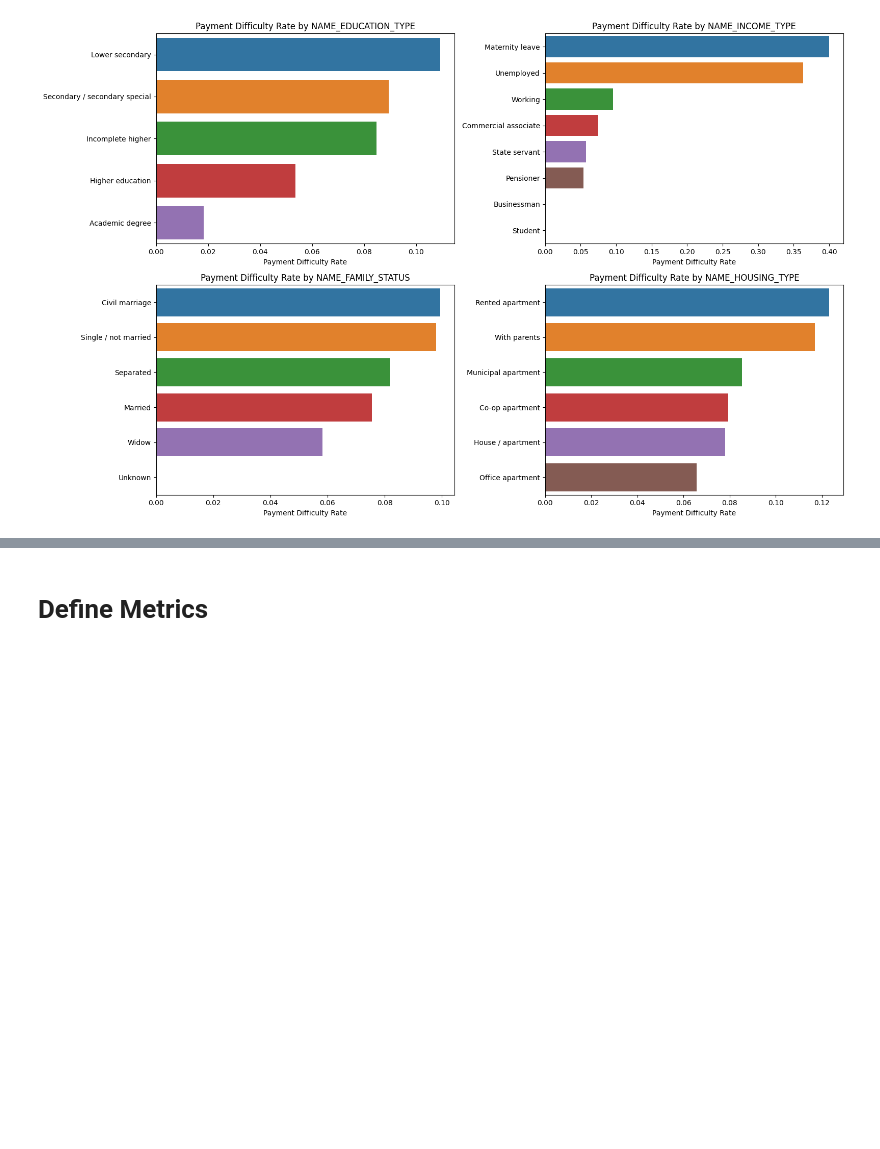
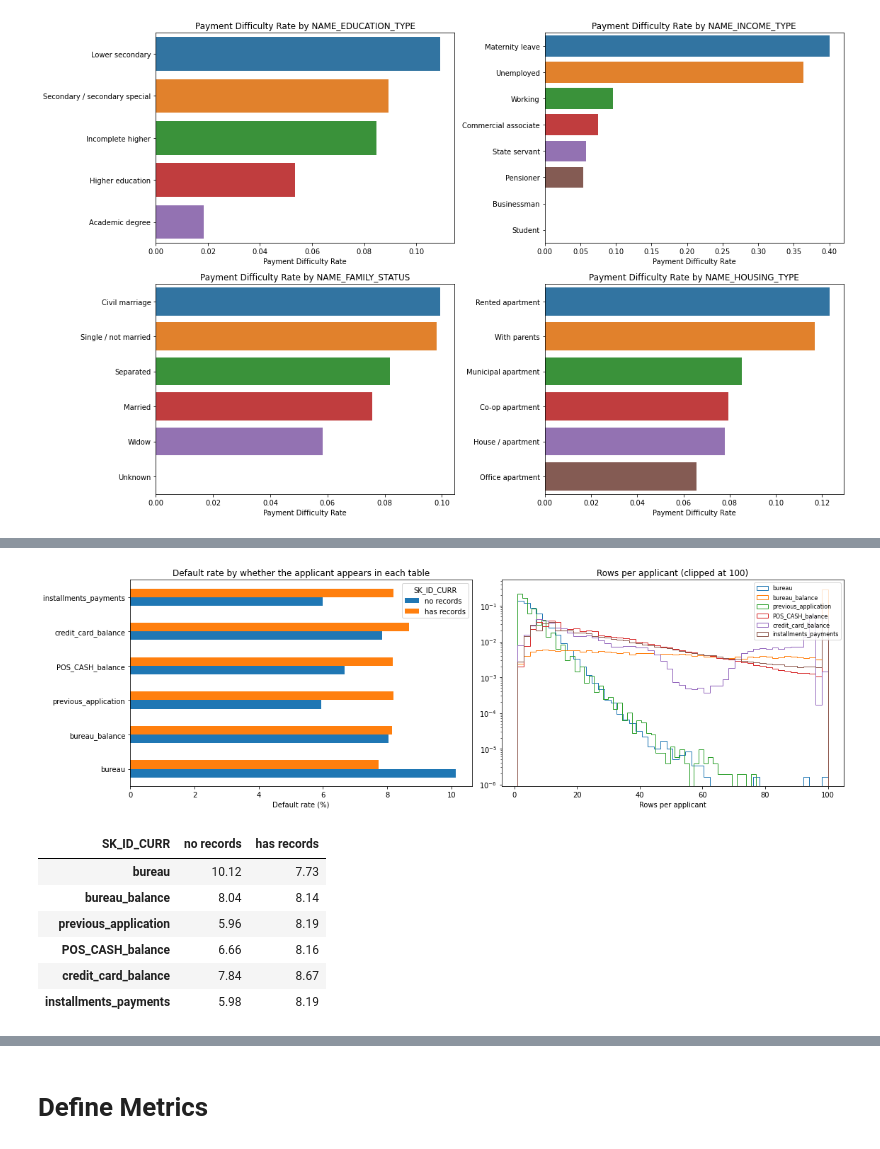
Before and after one commit to sierrathoune-sketch/group1-hcdr-no-cap, a Jupyter notebook: notebooks/phase2.ipynb, the cells around one changed output, grey strips where cells are left out. Saved outputs shown, nothing was run; the diff lists cells and outputs as text; code cells hidden in the pictures; blank space fills up the shorter version.

```diff
--- a/notebooks/phase2.ipynb
+++ b/notebooks/phase2.ipynb
@@ -23,15 +23,14 @@ print(os.listdir(DATA_DIR))
 # Find all CSV files
 csv_files = [f for f in os.listdir(DATA_DIR) if f.endswith(".csv")]
 
-# Load each CSV into a dictionary
-data = {}
-
+# Report each file's shape. The tables total several GB in memory and the container has about
+# 7.6 GB of RAM, so they are not kept: only the first column is read to count rows. The EDA
+# section below reads the history tables again, one at a time.
 for file in csv_files:
     name = file.replace(".csv", "")
-    data[name] = pd.read_csv(
-        os.path.join(DATA_DIR, file),
-        encoding="latin1"
-    )
-    print(f"{name}: {data[name].shape}")
+    path = os.path.join(DATA_DIR, file)
+    n_rows = len(pd.read_csv(path, usecols=[0], encoding="latin1"))
+    n_cols = pd.read_csv(path, nrows=0, encoding="latin1").shape[1]
+    print(f"{name}: ({n_rows}, {n_cols})")
 # %% [output]
 application_test: (48744, 121)
@@ -512,0 +566,5 @@ plt.show()
+# %%
+# columns with the most missing values in each history table
+for name in history:
+    top = missing_top[name]
+    print(f"{name}: " + (", ".join(f"{c} ({v}%)" for c, v in top.items()) or "no missing values"))
@@ -512,0 +578,35 @@ plt.show()
+# %%
+# does having a history in a table relate to default? (train applicants only)
+train = application_train[["SK_ID_CURR", "TARGET"]]
+fig, axes = plt.subplots(1, 2, figsize=(16, 5))
+
+rates = {}
+for name in history:
+    has = train["SK_ID_CURR"].isin(rows_per_applicant[name].index)
+    rates[name] = train.groupby(has)["TARGET"].mean().mul(100)   # index False / True
+rates = pd.DataFrame(rates).T.rename(columns={False: "no records", True: "has records"})
+rates.plot(kind="barh", ax=axes[0])
+axes[0].set_title("Default rate by whether the applicant appears in each table")
+axes[0].set_xlabel("Default rate (%)")
+axes[0].set_ylabel("")
+
+for name in history:
+    axes[1].hist(rows_per_applicant[name].clip(upper=100), bins=50,
+                 histtype="step", label=name, density=True)
+axes[1].set_yscale("log")
+axes[1].set_title("Rows per applicant (clipped at 100)")
+axes[1].set_xlabel("Rows per applicant")
+axes[1].legend(fontsize=8)
+
+plt.tight_layout()
+plt.show()
+display(rates.round(2))
+# %% [output]
+[figure, added]
+| SK_ID_CURR | no records | has records |
+| bureau | 10.12 | 7.73 |
+| bureau_balance | 8.04 | 8.14 |
+| previous_application | 5.96 | 8.19 |
+| POS_CASH_balance | 6.66 | 8.16 |
+| credit_card_balance | 7.84 | 8.67 |
+| installments_payments | 5.98 | 8.19 |
```
Also changed, not shown: parts of 30 cells of this notebook.
